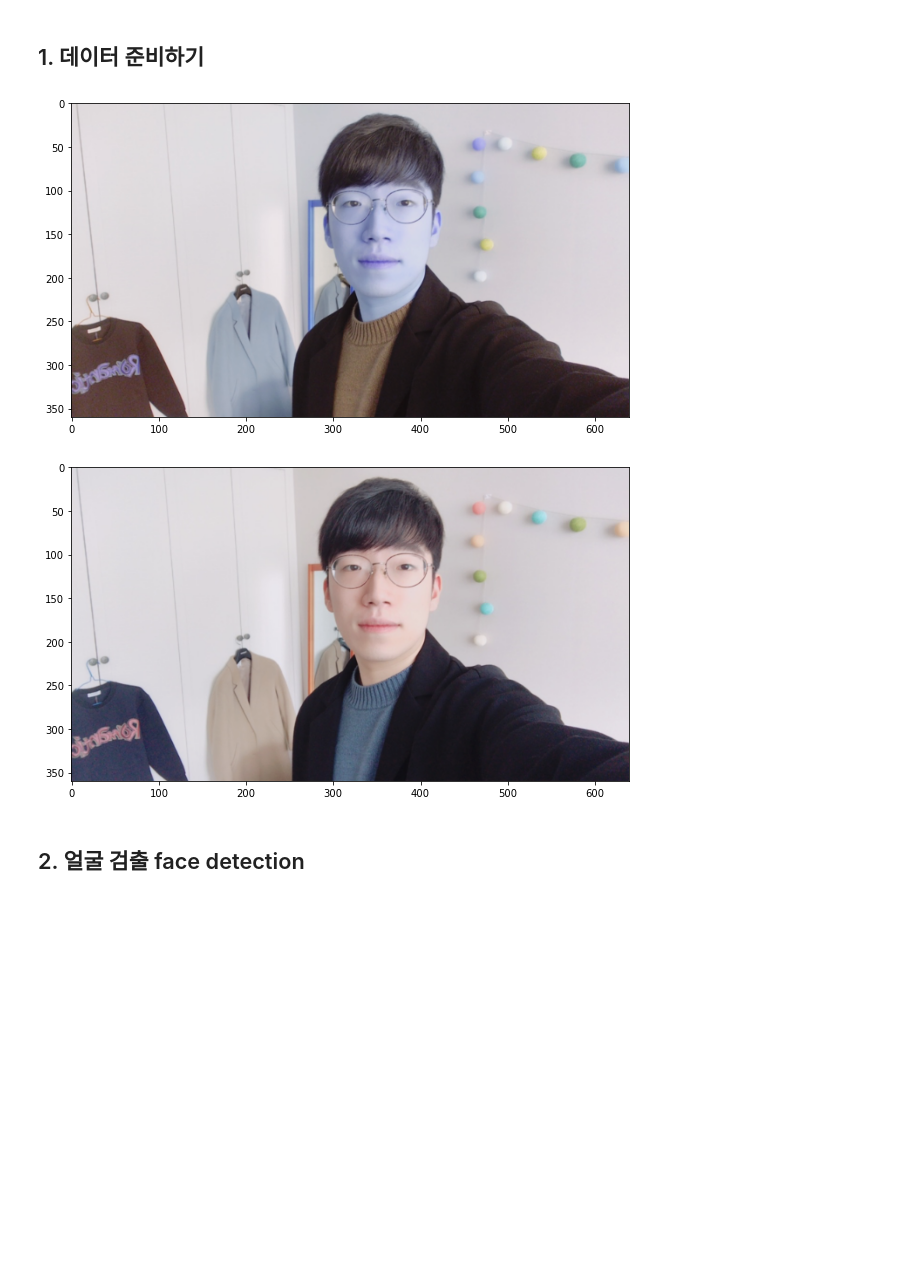
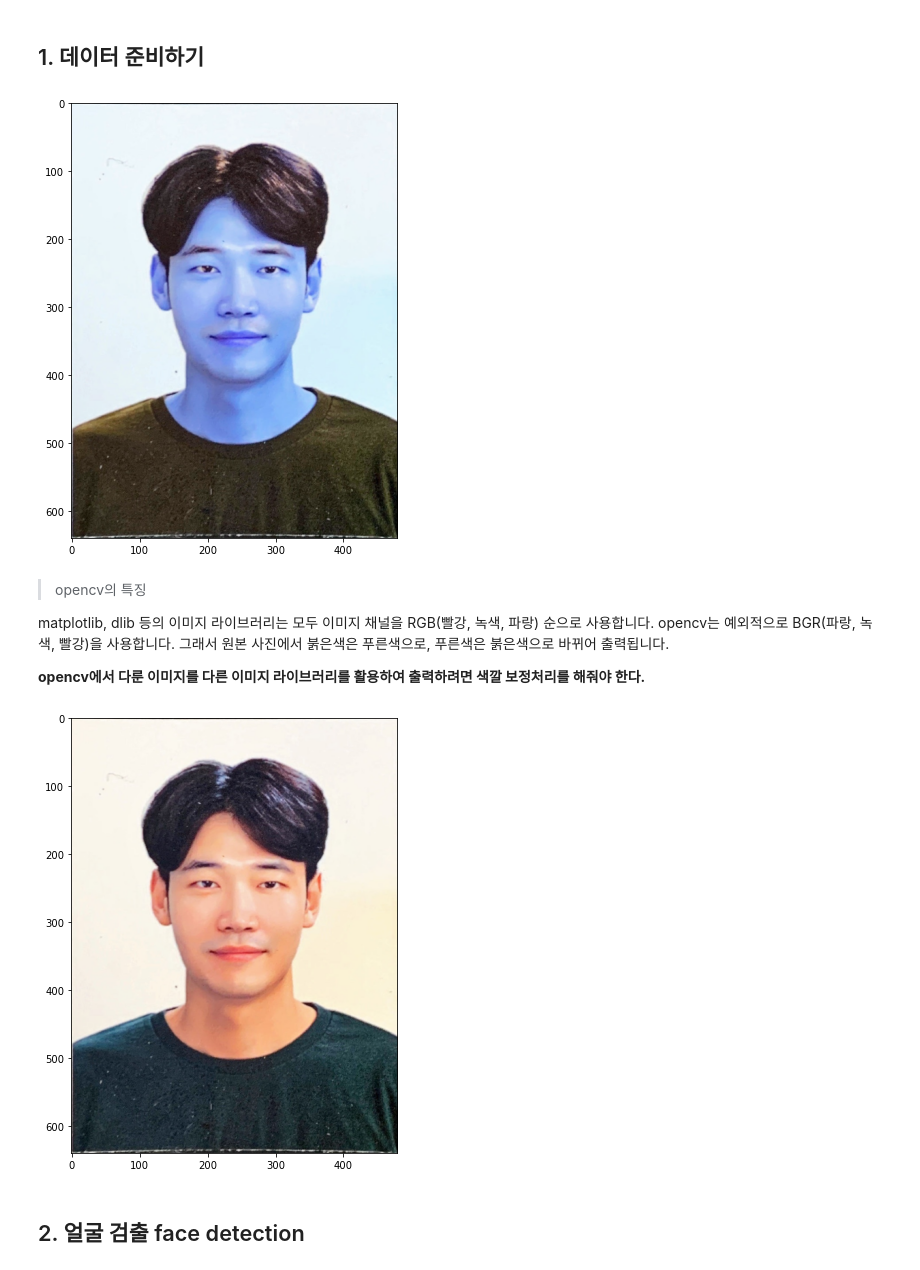
Before and after one commit to MINGKI-PARK/SSAC_X_AIFFEL, a Jupyter notebook: EXPLORATION/Exploration_03/프로젝트 고양이 수염 스티커 만들기.ipynb, the cells around one changed output. Cells and saved outputs as stored; diff of their text form; code cells hidden in the pictures; blank space fills up the shorter version.

```diff
--- a/EXPLORATION/Exploration_03/프로젝트 고양이 수염 스티커 만들기.ipynb
+++ b/EXPLORATION/Exploration_03/프로젝트 고양이 수염 스티커 만들기.ipynb
@@ -9,22 +12,30 @@ import numpy as np
 # %% [markdown]
 ## 1. 데이터 준비하기
 # %%
-plt.figure(figsize=(10, 10))
-my_image_path = os.getenv('HOME')+'/aiffel/camera_sticker/images/image.png'
-img_bgr = cv2.imread(my_image_path)    #- OpenCV로 이미지를 읽어서
-img_bgr = cv2.resize(img_bgr, (640, 360))    # 640x360의 크기로 Resize
-img_show = img_bgr.copy()      #- 출력용 이미지 별도 보관
+plt.figure(figsize=(8, 8))
+my_image_path = os.getenv('HOME')+'/aiffel/camera_sticker/images/image2.jpg'
+img_bgr = cv2.imread(my_image_path) # OpenCV로 이미지를 읽어서
+img_bgr = cv2.resize(img_bgr, (480, 640))    # 480x640의 크기로 Resize
+img_show = img_bgr.copy() # 출력용 이미지 별도 보관
 plt.imshow(img_bgr)
-plt.show()
+plt.show() ## 쨔쟌~ 욘두~
 # %% [output]
-[figure, old version]
+[figure, new version]
+# %% [markdown]
+> opencv의 특징
+
+matplotlib, dlib 등의 이미지 라이브러리는 모두 이미지 채널을 RGB(빨강, 녹색, 파랑) 순으로 사용합니다.
+opencv는 예외적으로 BGR(파랑, 녹색, 빨강)을 사용합니다.
+그래서 원본 사진에서 붉은색은 푸른색으로, 푸른색은 붉은색으로 바뀌어 출력됩니다.
+
+**opencv에서 다룬 이미지를 다른 이미지 라이브러리를 활용하여 출력하려면 색깔 보정처리를 해줘야 한다.**
 # %%
-# plt.imshow 이전에 RGB 이미지로 바꾸는 것을 잊지마세요.
-plt.figure(figsize=(10, 10))
+# RGB 이미지로 바꿔주기
+plt.figure(figsize=(8, 8))
 img_rgb = cv2.cvtColor(img_bgr, cv2.COLOR_BGR2RGB)
 plt.imshow(img_rgb)
 plt.show()
 # %% [output]
-[figure, old version]
+[figure, new version]
 # %% [markdown]
 ## 2. 얼굴 검출 face detection
```
Also changed, not shown: parts of 43 cells of this notebook, 15 other files.
